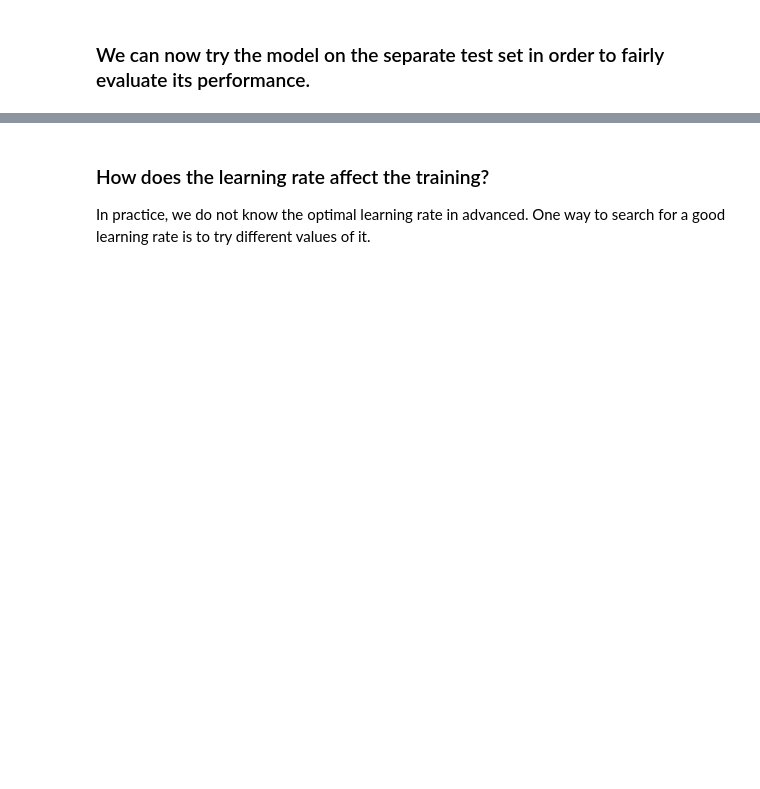
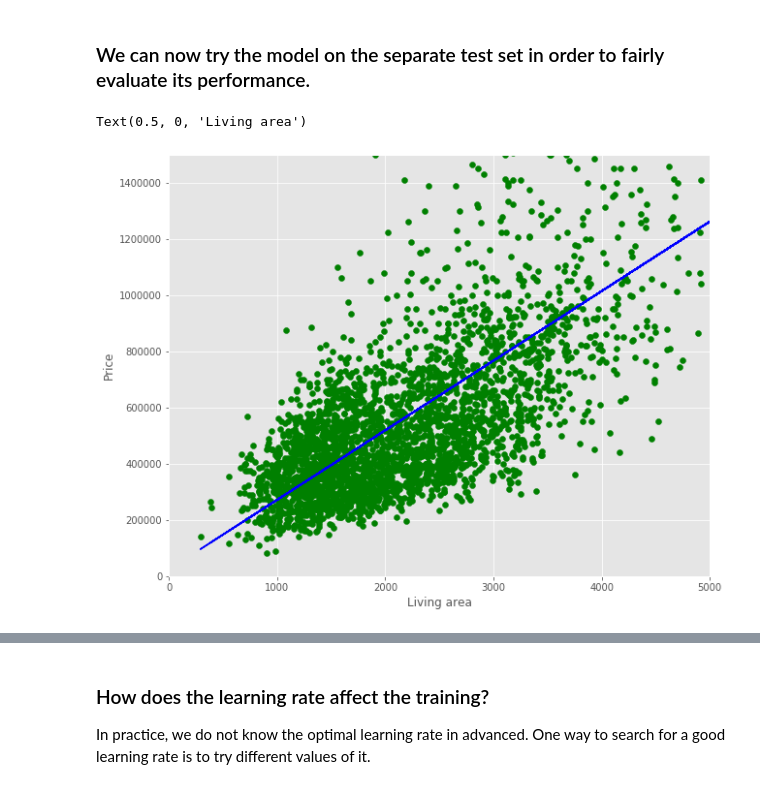
Before and after one commit to tsengyushiang/Deep-Learning-python, a Jupyter notebook: 02 - Linear Regression/02 - Linear Regression.ipynb, the cells around one changed output, grey strips where cells are left out. Saved outputs shown, nothing was run; the diff lists cells and outputs as text; code cells hidden in the pictures; blank space fills up the shorter version.

```diff
--- a/02 - Linear Regression/02 - Linear Regression.ipynb
+++ b/02 - Linear Regression/02 - Linear Regression.ipynb
@@ -697,33 +756,42 @@ plt.xlabel("Living area")
 # %%
 # plot fitted regression line
 
 ################################################################################
 # TODO:                                                                        #
 # Standardize your training and validation data using your training mean       #
 # standard deviation.                                                          #
 ################################################################################
-X_test_norm = None
-y_test_norm = None
+ux_test=np.mean(X_test,axis=0)
+vx_test=np.std(X_test,axis=0)
+
+uy_test=np.mean(y_test,axis=0)
+vy_test=np.std(y_test,axis=0)
+
+X_test_norm = (X_test-ux_test)/vx_test
+y_test_norm = (y_test-uy_test)/vy_test
 ################################################################################
 #                                 END OF YOUR CODE                             #
 ################################################################################
 
 y_test_norm_pred = regressor.predict(X_test_norm)
 ################################################################################
 # TODO:                                                                        #
 # Convert the predicted y values back to its original scale.                   #
 ################################################################################
-y_test_pred = None
+y_test_pred = y_test_norm_pred*vy_test+uy_test
 ################################################################################
 #                                 END OF YOUR CODE                             #
 ################################################################################
 
 plt.scatter(X_test,y_test,c='green')
 plt.plot(X_test,y_test_pred,c='blue')
 plt.xlim([0,5000])
 plt.ylim([0,1500000])
 plt.ylabel("Price")
 plt.xlabel("Living area")
+# %% [output]
+Text(0.5, 0, 'Living area')
+[figure, added]
 # %%
 RMSE = np.sqrt(np.mean((y_test_norm_pred - y_test_norm)**2))
 print("Test set RMSE:",RMSE)
```
Also changed, not shown: parts of 12 cells of this notebook, 1 other file.
